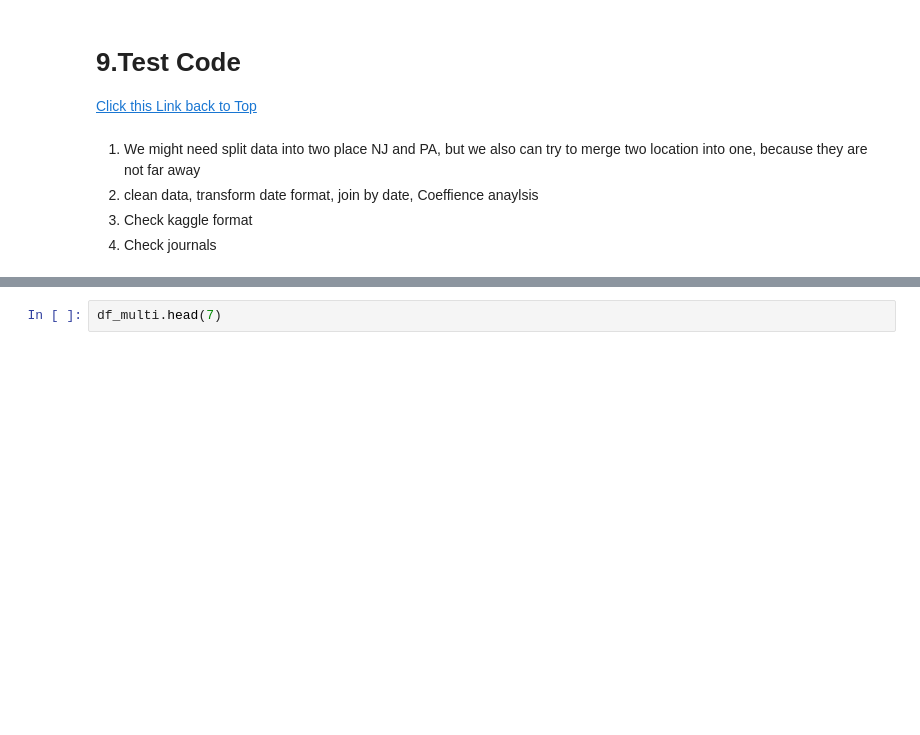
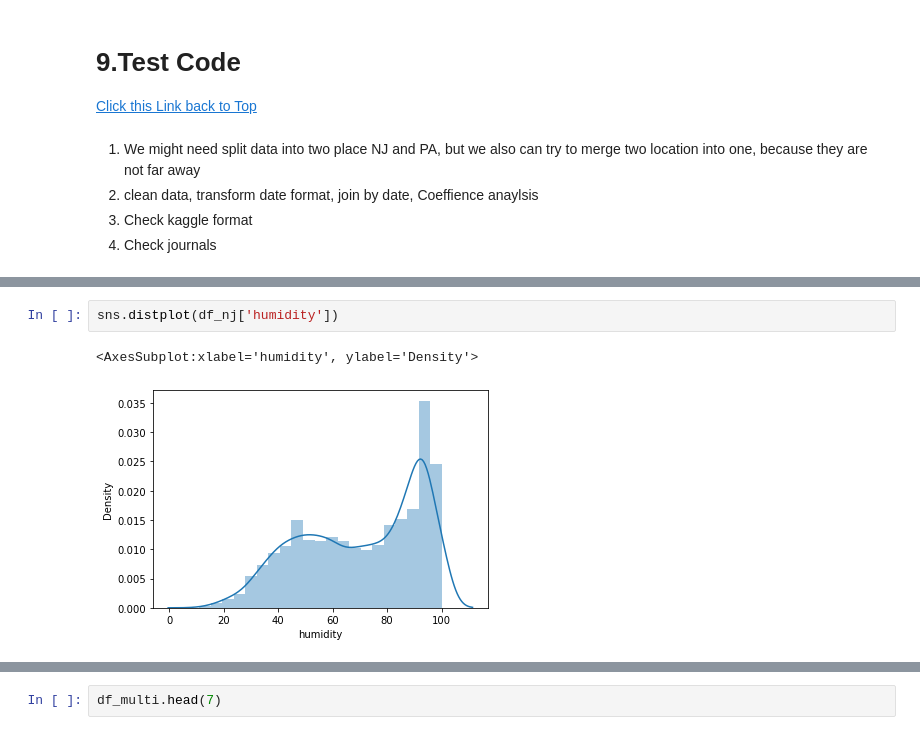
Before and after one commit to L3P3titPrince/Spray_Weather_Forecast, a Jupyter notebook: 21_Weather.ipynb, the cells around one changed output, grey strips where cells are left out. Drawn from its saved outputs; the diff is of its cells as text; blank space fills up the shorter version.

```diff
--- a/21_Weather.ipynb
+++ b/21_Weather.ipynb
@@ -650,0 +692,5 @@ OVER
+# %%
+sns.distplot(df_nj['humidity'])
+# %% [output]
+<AxesSubplot:xlabel='humidity', ylabel='Density'>
+[figure, added]
```
Also changed, not shown: parts of 53 cells of this notebook.
